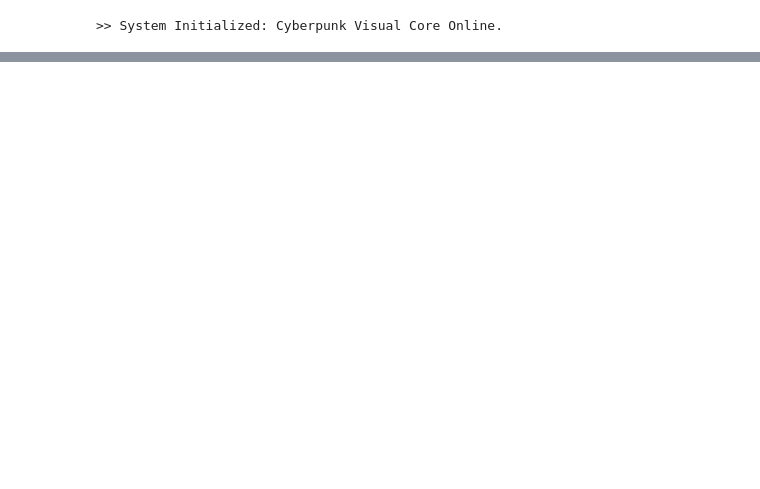
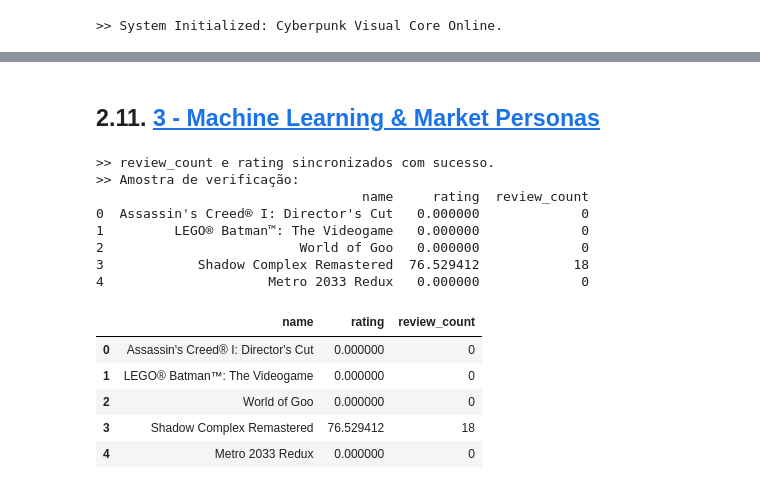
Before and after one commit to eduardocornelsen/epic-store-analysis, a Jupyter notebook: notebooks/epic_notebook.ipynb, the cells around one changed output, grey strips where cells are left out. Drawn from its saved outputs; the diff is of its cells as text; code cells hidden in the pictures; blank space fills up the shorter version.

```diff
--- a/notebooks/epic_notebook.ipynb
+++ b/notebooks/epic_notebook.ipynb
@@ -795,0 +732,13 @@ Model Performance by Class
+# %%
+# Verificação de segurança: Se a coluna estiver com nome de 'critic_score', renomeia para 'rating'
+if 'critic_score' in master_df.columns and 'rating' not in master_df.columns:
+    master_df = master_df.rename(columns={'critic_score': 'rating'})
+
+# Se a coluna sumiu completamente, vamos buscá-la de volta no dataset de critic
+if 'rating' not in master_df.columns:
+    print(">> Restaurando coluna 'rating' via merge...")
+    critic_agg = critic.groupby('game_id')['rating'].mean().reset_index().rename(columns={'game_id':'id'})
+    master_df = master_df.merge(critic_agg, on='id', how='left')
+    master_df['rating'] = master_df['rating'].fillna(0)
+
+print(f">> Colunas atuais no master_df: {master_df.columns.tolist()}")
@@ -795,0 +1447,40 @@ Model Performance by Class
+# %% [markdown]
+## 2.11. <a id='toc2_11_'></a>[3 - Machine Learning & Market Personas](#toc0_)
+# %%
+# --- RE-AGREGAÇÃO DAS CRÍTICAS PARA INCLUIR CONTAGEM ---
+critic_agg = critic.groupby('game_id').agg(
+    rating=('rating', 'mean'),
+    review_count=('id', 'count')
+).reset_index().rename(columns={'game_id': 'id'})
+
+# --- ATUALIZANDO O MASTER_DF DE FORMA SEGURA ---
+# Usamos errors='ignore' para evitar o KeyError caso a coluna não exista
+cols_to_remove = ['review_count', 'rating']
+master_df = master_df.drop(columns=cols_to_remove, errors='ignore')
+
+# Realiza o merge novamente com os dados agregados
+master_df = master_df.merge(critic_agg, on='id', how='left')
+
+# Preencher Nulos para garantir que os cálculos funcionem
+master_df['rating'] = master_df['rating'].fillna(0)
+master_df['review_count'] = master_df['review_count'].fillna(0).astype(int)
+
+print(f">> review_count e rating sincronizados com sucesso.")
+print(f">> Amostra de verificação:\n{master_df[['name', 'rating', 'review_count']].head()}")
+
+master_df[['name', 'rating', 'review_count']].head()
+# %% [output]
+>> review_count e rating sincronizados com sucesso.
+>> Amostra de verificação:
+                                  name     rating  review_count
+0  Assassin's Creed® I: Director's Cut   0.000000             0
+1         LEGO® Batman™: The Videogame   0.000000             0
+2                         World of Goo   0.000000             0
+3            Shadow Complex Remastered  76.529412            18
+4                     Metro 2033 Redux   0.000000             0
+|  | name | rating | review_count |
+| 0 | Assassin's Creed® I: Director's Cut | 0.000000 | 0 |
+| 1 | LEGO® Batman™: The Videogame | 0.000000 | 0 |
+| 2 | World of Goo | 0.000000 | 0 |
+| 3 | Shadow Complex Remastered | 76.529412 | 18 |
+| 4 | Metro 2033 Redux | 0.000000 | 0 |
```
Also changed, not shown: parts of 83 cells of this notebook, 8 other files.
